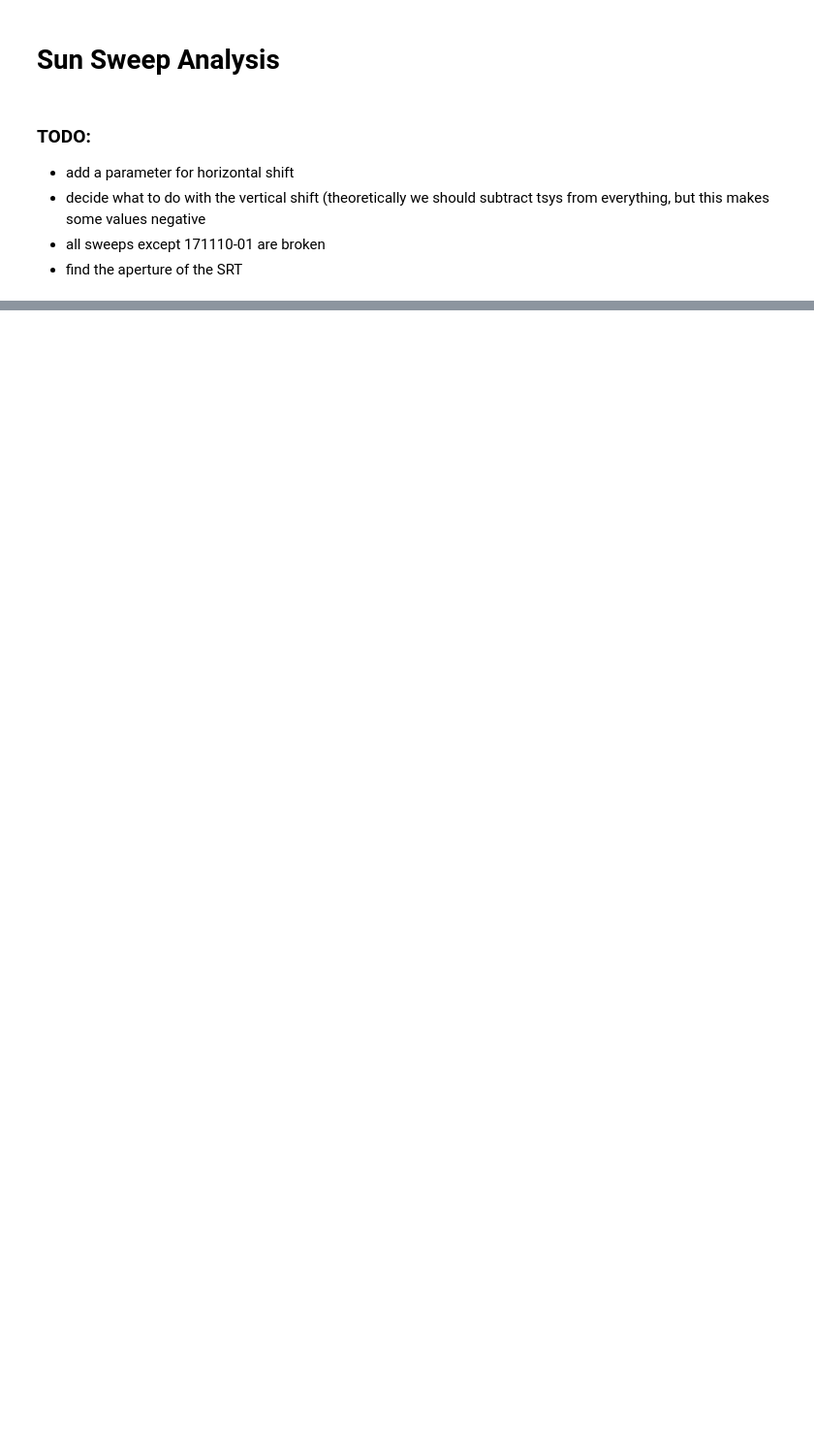
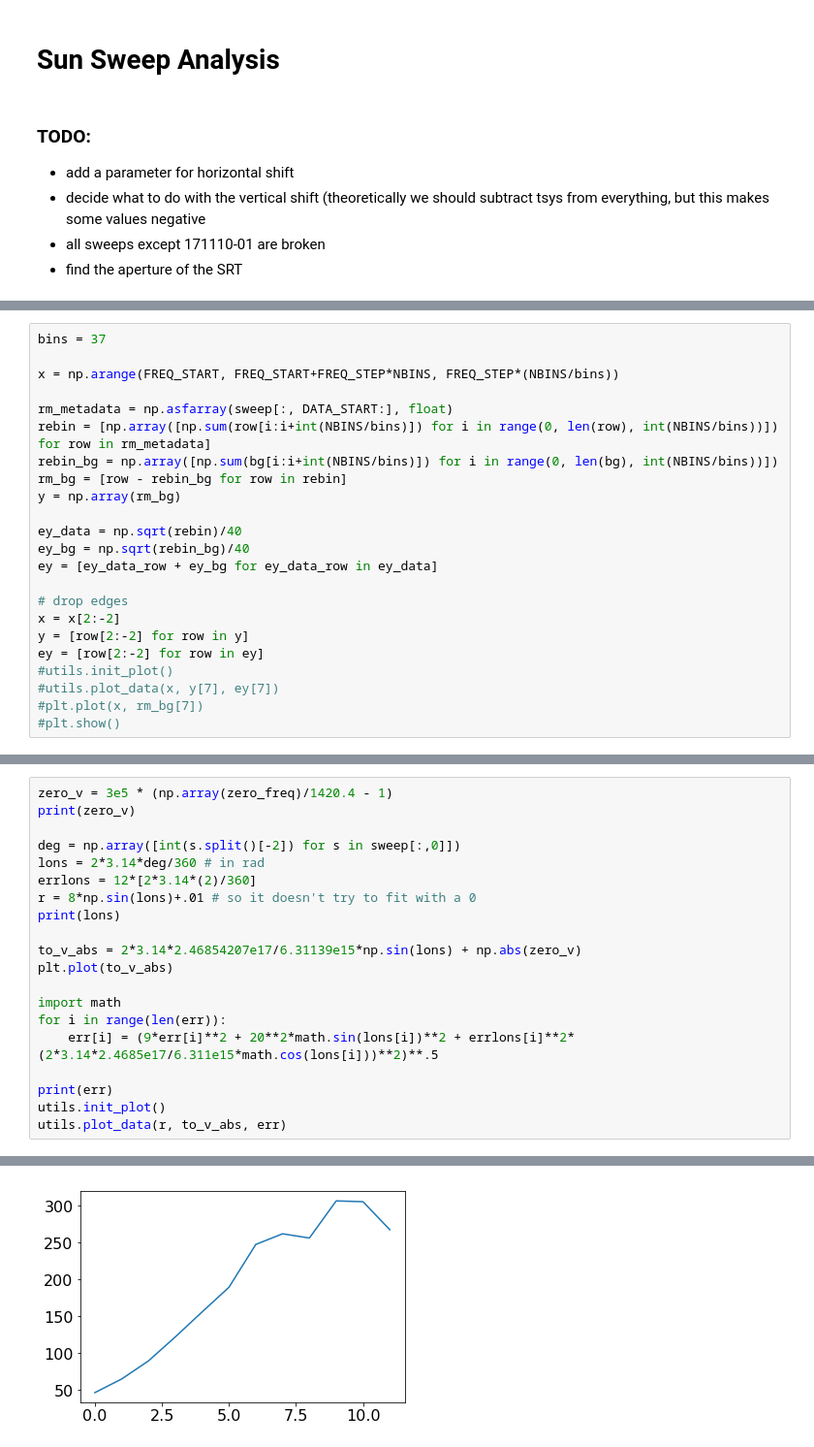
Before and after one commit to evantey14/jlab, a Jupyter notebook: 21cm.ipynb, the cells around one changed output, grey strips where cells are left out. Shown: that part at 97% size. Drawn from its saved outputs; the diff is of its cells as text; blank space fills up the shorter version.

```diff
--- a/21cm.ipynb
+++ b/21cm.ipynb
@@ -102,0 +162,23 @@ plt.show()
+# %%
+bins = 37
+
+x = np.arange(FREQ_START, FREQ_START+FREQ_STEP*NBINS, FREQ_STEP*(NBINS/bins))
+
+rm_metadata = np.asfarray(sweep[:, DATA_START:], float)
+rebin = [np.array([np.sum(row[i:i+int(NBINS/bins)]) for i in range(0, len(row), int(NBINS/bins))]) for row in rm_metadata]
+rebin_bg = np.array([np.sum(bg[i:i+int(NBINS/bins)]) for i in range(0, len(bg), int(NBINS/bins))])
+rm_bg = [row - rebin_bg for row in rebin]
+y = np.array(rm_bg)
+
+ey_data = np.sqrt(rebin)/40
+ey_bg = np.sqrt(rebin_bg)/40
+ey = [ey_data_row + ey_bg for ey_data_row in ey_data]
+
+# drop edges
+x = x[2:-2]
+y = [row[2:-2] for row in y]
+ey = [row[2:-2] for row in ey]
+#utils.init_plot()
+#utils.plot_data(x, y[7], ey[7])
+#plt.plot(x, rm_bg[7])
+#plt.show()
@@ -102,0 +236,21 @@ plt.show()
+# %%
+zero_v = 3e5 * (np.array(zero_freq)/1420.4 - 1)
+print(zero_v)
+
+deg = np.array([int(s.split()[-2]) for s in sweep[:,0]])
+lons = 2*3.14*deg/360 # in rad
+errlons = 12*[2*3.14*(2)/360]
+r = 8*np.sin(lons)+.01 # so it doesn't try to fit with a 0
+print(lons)
+
+to_v_abs = 2*3.14*2.46854207e17/6.31139e15*np.sin(lons) + np.abs(zero_v)
+plt.plot(to_v_abs)
+
+import math
+for i in range(len(err)):
+    err[i] = (9*err[i]**2 + 20**2*math.sin(lons[i])**2 + errlons[i]**2*(2*3.14*2.4685e17/6.311e15*math.cos(lons[i]))**2)**.5
+
+print(err)
+utils.init_plot()
+utils.plot_data(r, to_v_abs, err)
+# %% [output]
@@ -102,0 +263 @@ plt.show()
+[figure, added]
```
Also changed, not shown: parts of 15 cells of this notebook, 6 other files.
